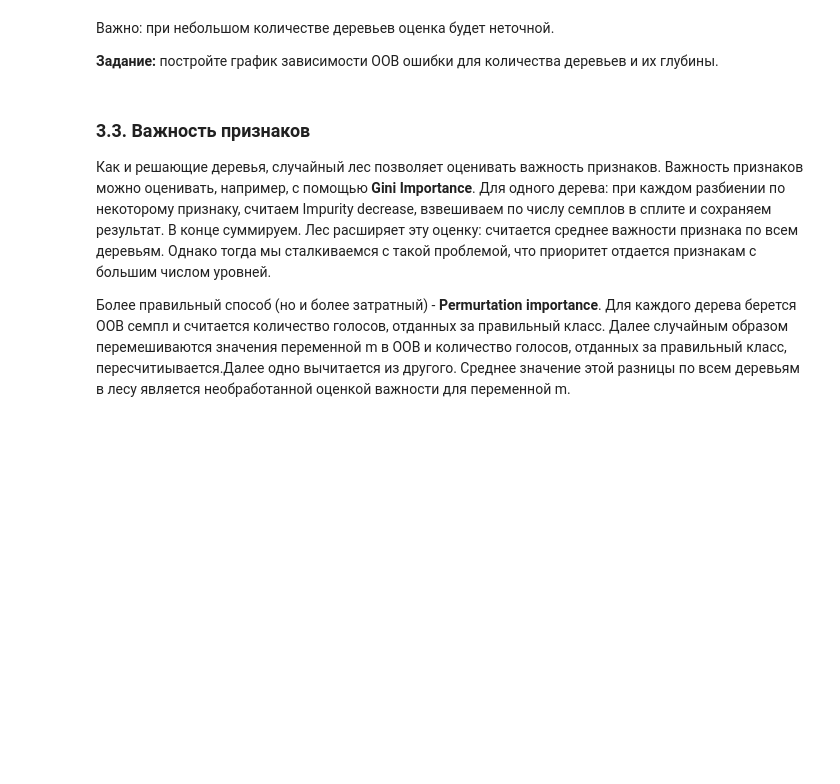
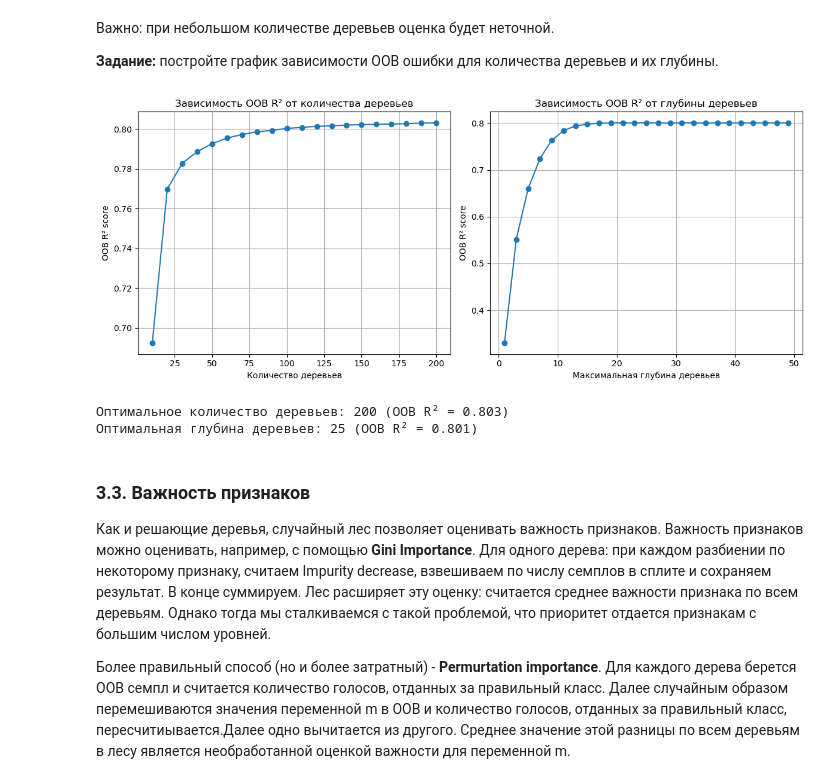
Before and after one commit to sweeteri/spbu-ai-fundamentals, a Jupyter notebook: practicum_9/random_forest.ipynb, the cells around one changed output. Cells and saved outputs as stored; diff of their text form; code cells hidden in the pictures; blank space fills up the shorter version.

```diff
--- a/practicum_9/random_forest.ipynb
+++ b/practicum_9/random_forest.ipynb
@@ -262,6 +494,62 @@ rf.oob_score_
 Важно: при небольшом количестве деревьев оценка будет неточной.
 
 **Задание:** постройте график зависимости OOB ошибки для количества деревьев и их глубины.
+# %%
+from tqdm import tqdm
+
+
+n_estimators_range = np.arange(10, 201, 10)
+oob_scores_trees = []
+
+for n in tqdm(n_estimators_range, desc="Оценка количества деревьев"):
+    rf = RandomForestRegressor(n_estimators=n,
+                             random_state=123,
+                             oob_score=True,
+                             n_jobs=4)
+    rf.fit(X_train, y_train)
+    oob_scores_trees.append(rf.oob_score_)
+
+plt.figure(figsize=(12, 5))
+plt.subplot(1, 2, 1)
+plt.plot(n_estimators_range, oob_scores_trees, 'o-')
+plt.title('Зависимость OOB R² от количества деревьев')
+plt.xlabel('Количество деревьев')
+plt.ylabel('OOB R² score')
+plt.grid(True)
+
+
+max_depth_range = np.arange(1, 51, 2)
+oob_scores_depth = []
+
+for depth in tqdm(max_depth_range, desc="Оценка глубины деревьев"):
+    rf = RandomForestRegressor(n_estimators=100,
+                             max_depth=depth,
+                             random_state=123,
+                             oob_score=True,
+                             n_jobs=4)
+    rf.fit(X_train, y_train)
+    oob_scores_depth.append(rf.oob_score_)
+
+plt.subplot(1, 2, 2)
+plt.plot(max_depth_range, oob_scores_depth, 'o-')
+plt.title('Зависимость OOB R² от глубины деревьев')
+plt.xlabel('Максимальная глубина деревьев')
+plt.ylabel('OOB R² score')
+plt.grid(True)
+
+plt.tight_layout()
+plt.show()
+
+
+best_n_trees = n_estimators_range[np.argmax(oob_scores_trees)]
+best_depth = max_depth_range[np.argmax(oob_scores_depth)]
+
+print(f"Оптимальное количество деревьев: {best_n_trees} (OOB R² = {max(oob_scores_trees):.3f})")
+print(f"Оптимальная глубина деревьев: {best_depth} (OOB R² = {max(oob_scores_depth):.3f})")
+# %% [output]
+[figure, added]
+Оптимальное количество деревьев: 200 (OOB R² = 0.803)
+Оптимальная глубина деревьев: 25 (OOB R² = 0.801)
 # %% [markdown]
 ### 3.3. Важность признаков
 Как и решающие деревья, случайный лес позволяет оценивать важность признаков. Важность признаков можно оценивать, например, с помощью
```
Also changed, not shown: parts of 15 cells of this notebook.
